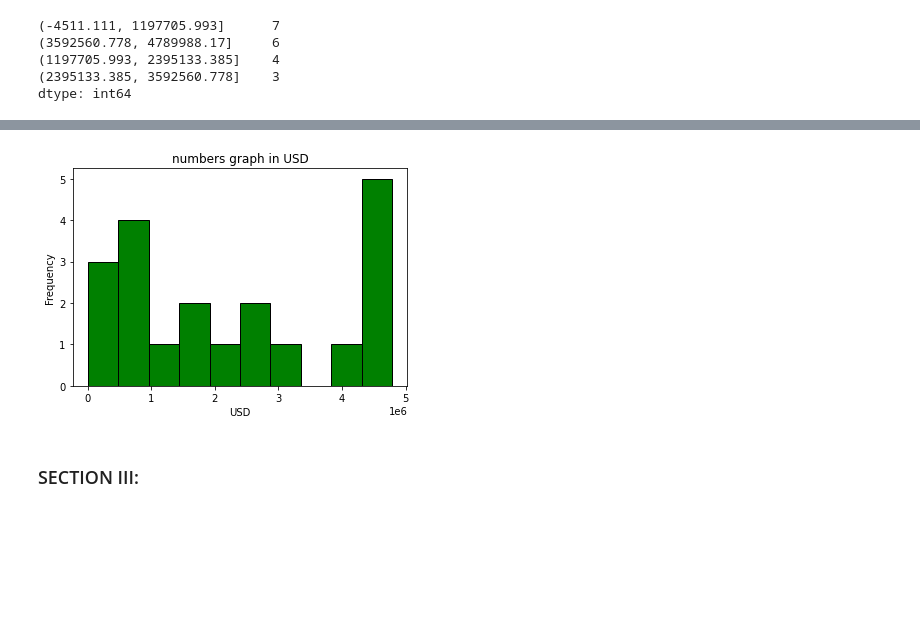
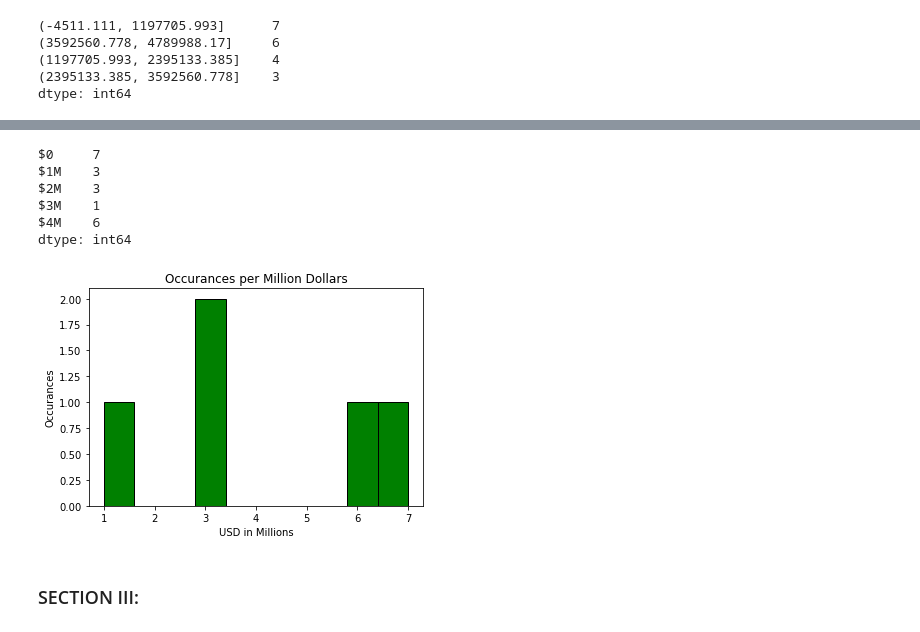
Before and after one commit to natasharivers/numpy-pandas-visualization-exercises, a Jupyter notebook: pandas_series.ipynb, the cells around one changed output, grey strips where cells are left out. Drawn from its saved outputs; the diff is of its cells as text; code cells hidden in the pictures; blank space fills up the shorter version.

```diff
--- a/pandas_series.ipynb
+++ b/pandas_series.ipynb
@@ -660,8 +710,13 @@ dtype: int64
 # %%
 #8 Plot the binned data in a meaningful way.
 # Be sure to include a title and axis labels
-new_numbers.plot.hist(title= 'numbers graph in USD', rot=0, color= 'green', ec='black').set(xlabel = 'USD', ylabel= 'Frequency')
-
-plt.show()
+sorted_better = pd.cut(new_numbers, [0, 1000000.00, 2000000.00, 3000000.00, 4000000.00, 5000000.00], labels = ['$0', '$1M', '$2M', '$3M', '$4M']).value_counts()
+sorted_better = sorted_better.sort_index()
+sorted_better
 # %% [output]
-[figure, removed]
+$0     7
+$1M    3
+$2M    3
+$3M    1
+$4M    6
+dtype: int64
@@ -668,3 +725,9 @@ plt.show()
+# %%
+sorted_better.plot.hist(title= 'Occurances per Million Dollars', rot=0, color= 'green', ec='black').set(xlabel = 'USD in Millions', ylabel= 'Occurances')
+
+plt.show()
+# %% [output]
+[figure, added]
 # %% [markdown]
 ### SECTION III:
 # %% [markdown]
```
Also changed, not shown: parts of 11 cells of this notebook, 1 other file.
